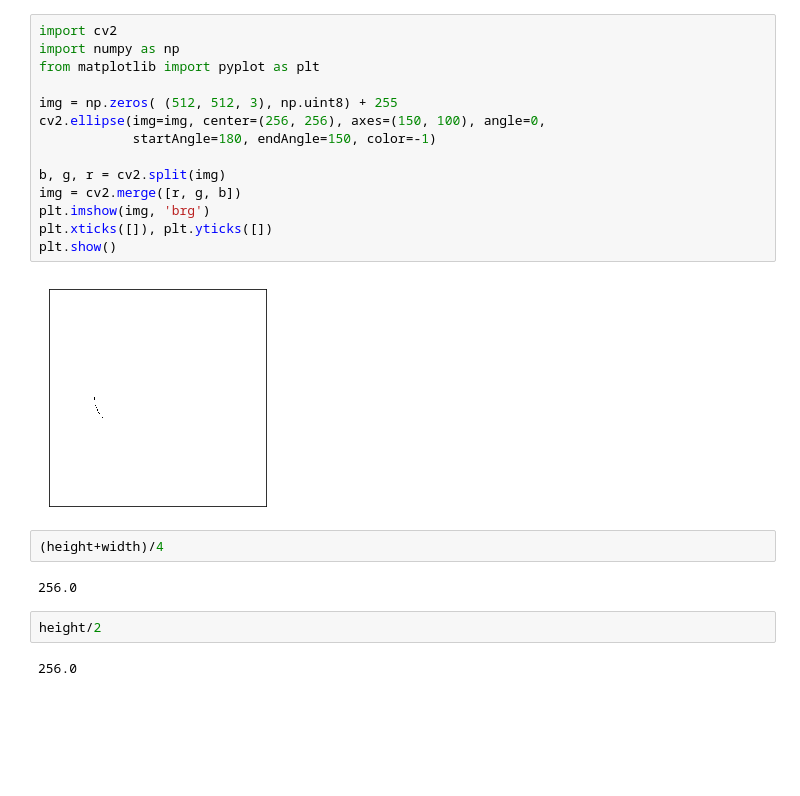
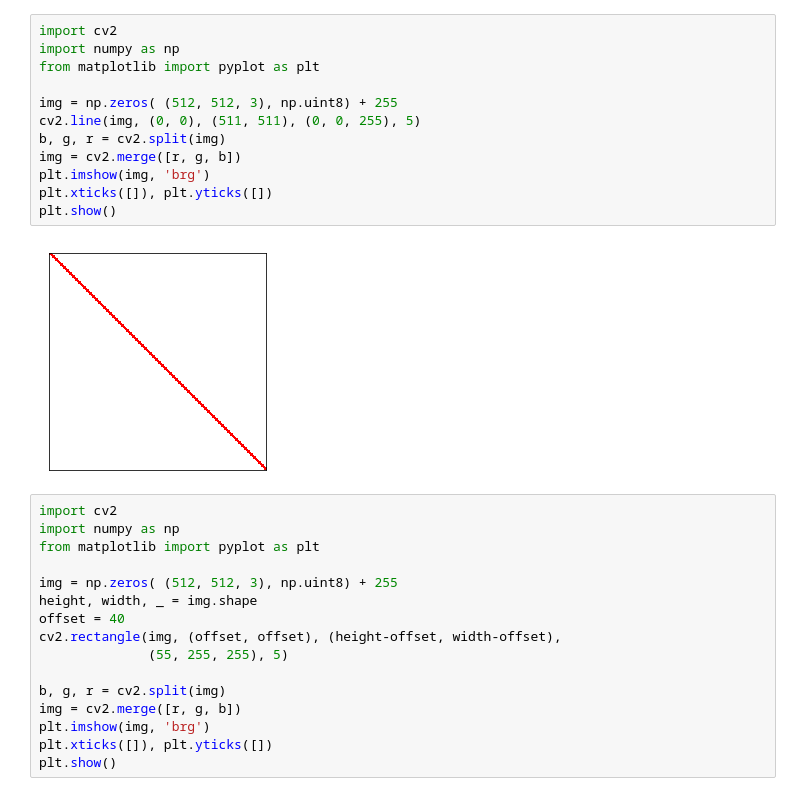
Before and after one commit to daimibbb/Opencv-Master, a Jupyter notebook: Basic/OpenCV使用笔记/opencv使用笔记_01.ipynb, the cells around one changed output. Cells and saved outputs as stored; diff of their text form; blank space fills up the shorter version.

```diff
--- a/Basic/OpenCV使用笔记/opencv使用笔记_01.ipynb
+++ b/Basic/OpenCV使用笔记/opencv使用笔记_01.ipynb
@@ -1,24 +23,30 @@
 # %%
 import cv2
 import numpy as np
 from matplotlib import pyplot as plt
 
 img = np.zeros( (512, 512, 3), np.uint8) + 255
-cv2.ellipse(img=img, center=(256, 256), axes=(150, 100), angle=0,
-            startAngle=180, endAngle=150, color=-1)
-
+cv2.line(img, (0, 0), (511, 511), (0, 0, 255), 5)
 b, g, r = cv2.split(img)
 img = cv2.merge([r, g, b])
 plt.imshow(img, 'brg')
 plt.xticks([]), plt.yticks([])
 plt.show()
 # %% [output]
-[figure, old version]
+[figure, new version]
-# %%
-(height+width)/4
-# %% [output]
-256.0
-# %%
-height/2
-# %% [output]
-256.0
+# %%
+import cv2
+import numpy as np
+from matplotlib import pyplot as plt
+
+img = np.zeros( (512, 512, 3), np.uint8) + 255
+height, width, _ = img.shape
+offset = 40
+cv2.rectangle(img, (offset, offset), (height-offset, width-offset),
+              (55, 255, 255), 5)
+
+b, g, r = cv2.split(img)
+img = cv2.merge([r, g, b])
+plt.imshow(img, 'brg')
+plt.xticks([]), plt.yticks([])
+plt.show()
```
Also changed, not shown: parts of 2 cells of this notebook, 1 other file.
